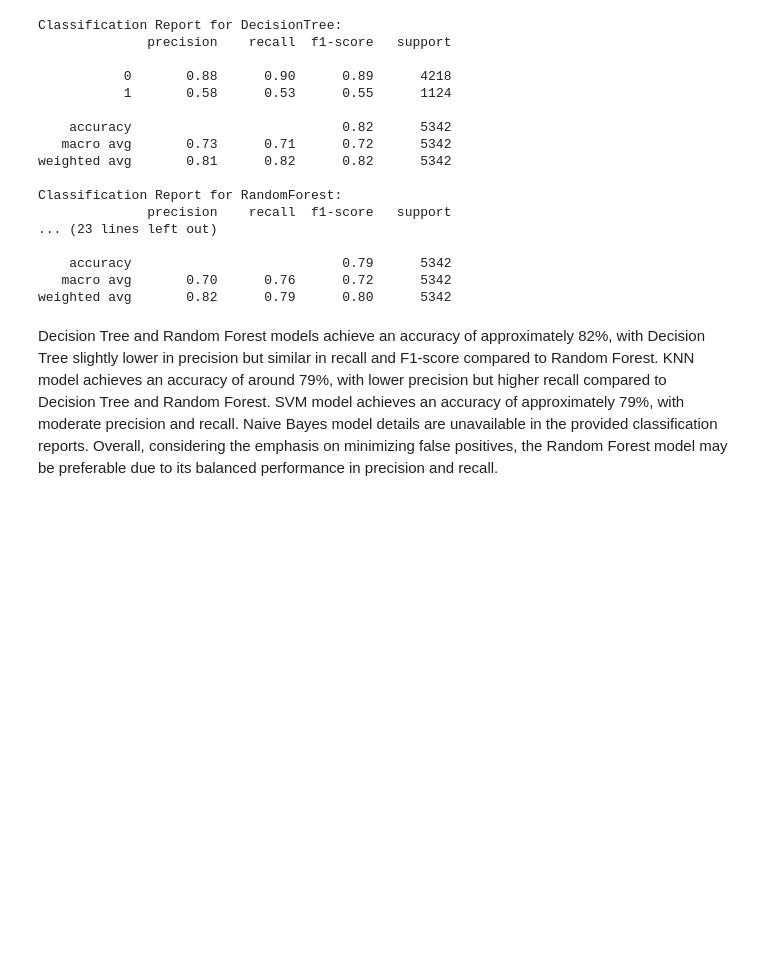
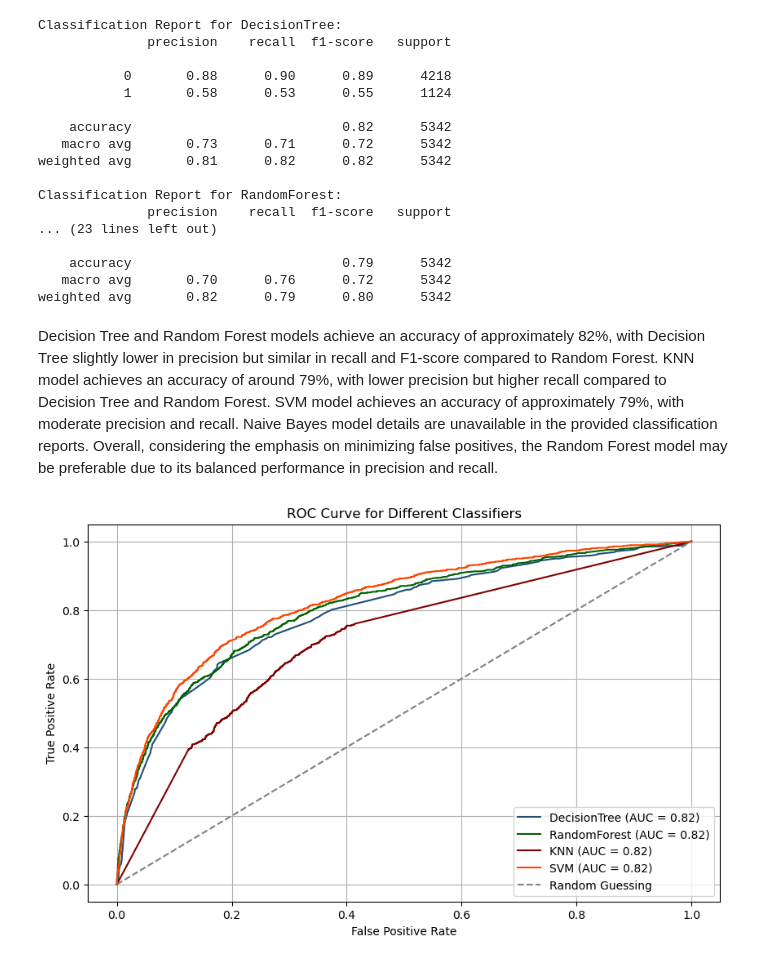
Before and after one commit to Cynthiachelangat/h1n1vaccineprediction, a Jupyter notebook: main.ipynb, the cells around one changed output. Drawn from its saved outputs; the diff is of its cells as text; code cells hidden in the pictures; blank space fills up the shorter version.

```diff
--- a/main.ipynb
+++ b/main.ipynb
@@ -1337,3 +1337,47 @@ KNN model achieves an accuracy of around 79%, with lower precision but higher re
 SVM model achieves an accuracy of approximately 79%, with moderate precision and recall.
 Naive Bayes model details are unavailable in the provided classification reports.
 Overall, considering the emphasis on minimizing false positives, the Random Forest model may be preferable due to its balanced performance in precision and recall.
+# %%
+# Update the SVC pipeline to enable probability estimation
+pipelines['SVM'] = Pipeline([('scaler', StandardScaler()),
+                             ('classifier', SVC(C=0.5, kernel='linear', probability=True))])
+
+# Initialize an empty dictionary to store the ROC curve data
+roc_data = {}
+
+# Generate ROC curve data for each model
+for algo, pipeline in pipelines.items():
+    if algo != 'NaiveBayes':
+        # Fit the pipeline on the training data before predicting
+        pipeline.fit(X_resampled, y_resampled)
+
+        # Ensure the scaler is fitted
+        scaler = pipeline.named_steps['scaler']
+        scaler.fit(X_resampled)
+
+        # Predict probabilities and compute ROC curve
+        y_pred_proba = pipeline.predict_proba(test_x)[:, 1]
+        fpr, tpr, _ = roc_curve(test_y, y_pred_proba)
+        roc_data[algo] = {'fpr': fpr, 'tpr': tpr}
+
+# Plot ROC curves for each model
+plt.figure(figsize=(10, 6))
+for algo, data in roc_data.items():
+    plt.plot(data['fpr'], data['tpr'], label=f'{algo} (AUC = {roc_auc_score(test_y, pipeline.predict_proba(test_x)[:, 1]):.2f})')
+
+# Plot random guessing line
+plt.plot([0, 1], [0, 1], linestyle='--', color='grey', label='Random Guessing')
+
+# Set labels and title
+plt.xlabel('False Positive Rate')
+plt.ylabel('True Positive Rate')
+plt.title('ROC Curve for Different Classifiers')
+
+# Add legend
+plt.legend()
+
+# Show plot
+plt.grid(True)
+plt.show()
+# %% [output]
+[figure, added]
```
Also changed, not shown: parts of 2 cells of this notebook.
